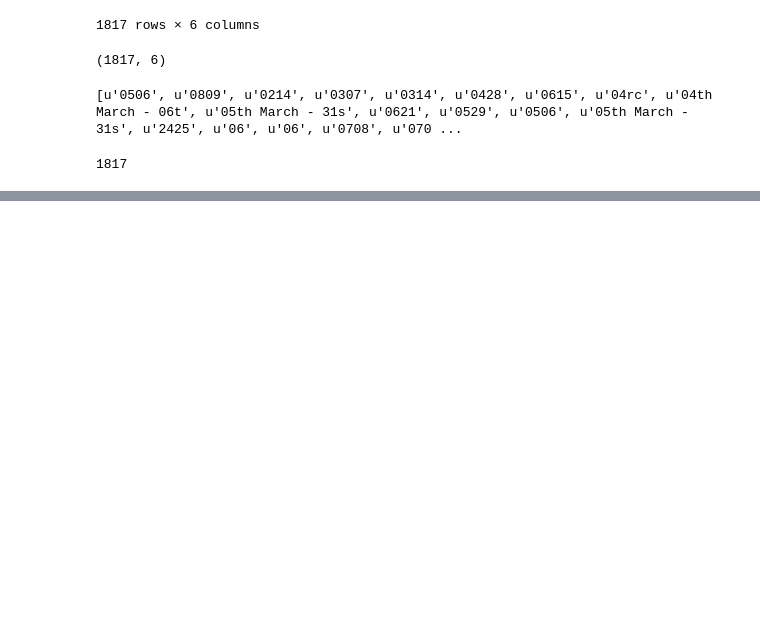
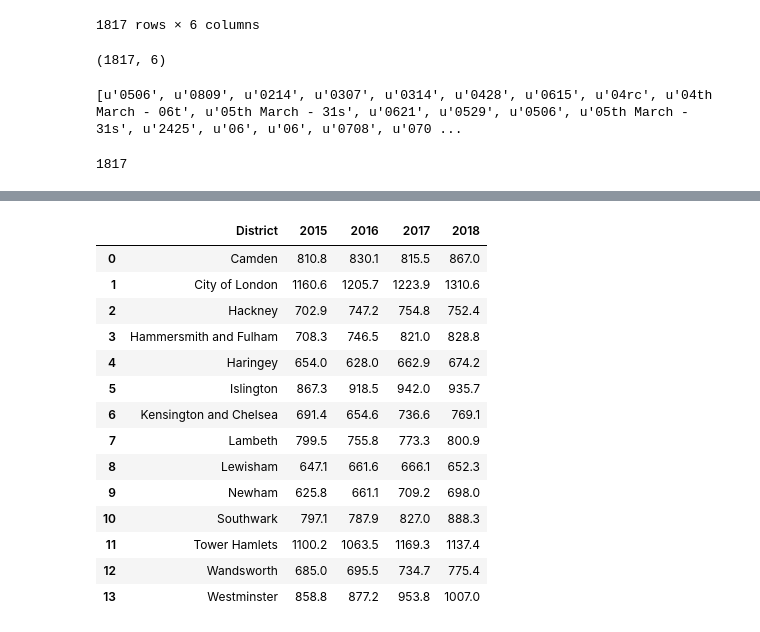
Before and after one commit to dataBikeHsUlm/MapReduce, a Jupyter notebook: Data_Profiling/AdditionalFeatures.ipynb, the cells around one changed output, grey strips where cells are left out. Cells and saved outputs as stored; diff of their text form; code cells hidden in the pictures; blank space fills up the shorter version.

```diff
--- a/Data_Profiling/AdditionalFeatures.ipynb
+++ b/Data_Profiling/AdditionalFeatures.ipynb
@@ -227,3 +232,19 @@ Extracted earnings in Weekly Gross Pay (£) from 2015-2019 from [Office for Nati
 # %%
-earnings = pd.read_csv('/home/kronork/mapReduce/Data_Profiling/earnings.csv')
-earnings.head()
+earnings = pd.read_csv('earnings.csv')
+earnings
+# %% [output]
+|  | District | 2015 | 2016 | 2017 | 2018 |
+| 0 | Camden | 810.8 | 830.1 | 815.5 | 867.0 |
+| 1 | City of London | 1160.6 | 1205.7 | 1223.9 | 1310.6 |
+| 2 | Hackney | 702.9 | 747.2 | 754.8 | 752.4 |
+| 3 | Hammersmith and Fulham | 708.3 | 746.5 | 821.0 | 828.8 |
+| 4 | Haringey | 654.0 | 628.0 | 662.9 | 674.2 |
+| 5 | Islington | 867.3 | 918.5 | 942.0 | 935.7 |
+| 6 | Kensington and Chelsea | 691.4 | 654.6 | 736.6 | 769.1 |
+| 7 | Lambeth | 799.5 | 755.8 | 773.3 | 800.9 |
+| 8 | Lewisham | 647.1 | 661.6 | 666.1 | 652.3 |
+| 9 | Newham | 625.8 | 661.1 | 709.2 | 698.0 |
+| 10 | Southwark | 797.1 | 787.9 | 827.0 | 888.3 |
+| 11 | Tower Hamlets | 1100.2 | 1063.5 | 1169.3 | 1137.4 |
+| 12 | Wandsworth | 685.0 | 695.5 | 734.7 | 775.4 |
+| 13 | Westminster | 858.8 | 877.2 | 953.8 | 1007.0 |
```
Also changed, not shown: parts of 12 cells of this notebook, 5 other files.
